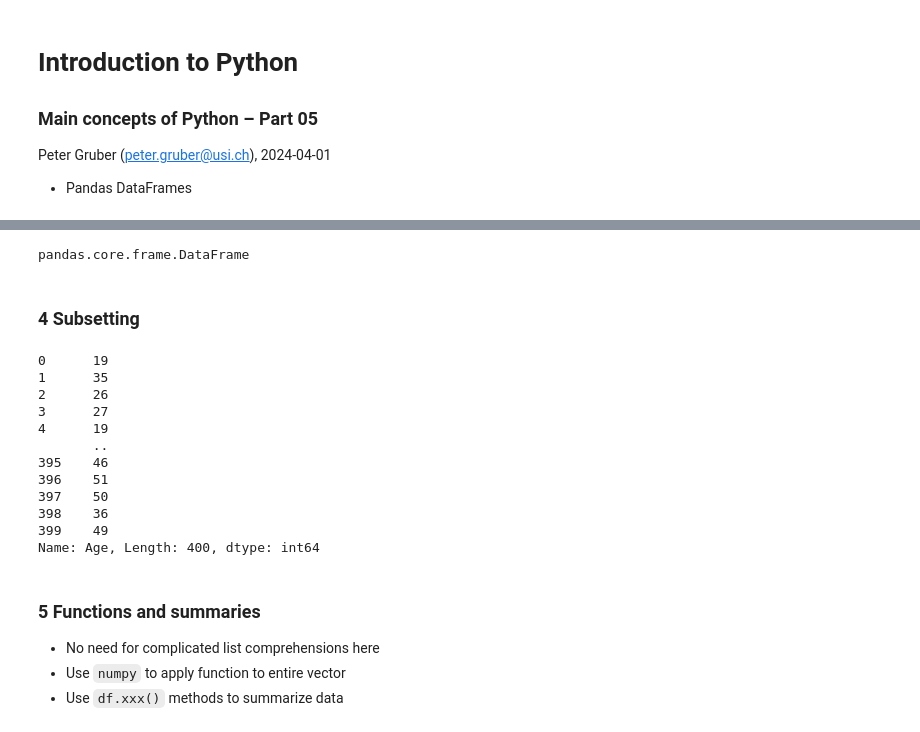
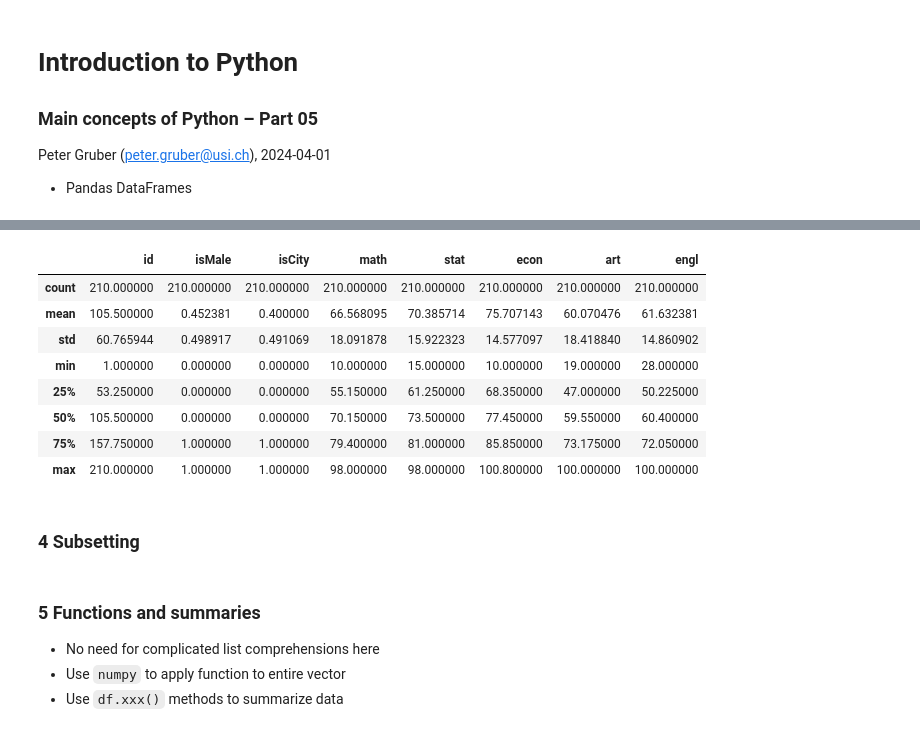
Before and after one commit to peterhgruber/python-intro-colab, a Jupyter notebook: 05Python_Dataframes.ipynb, the cells around one changed output, grey strips where cells are left out. Saved outputs shown, nothing was run; the diff lists cells and outputs as text; code cells hidden in the pictures.

```diff
--- a/05Python_Dataframes.ipynb
+++ b/05Python_Dataframes.ipynb
@@ -71,24 +97,20 @@ df.tail(3)
 # %%
-type(df)
+# Descriptive statistical summary
+student.describe()
 # %% [output]
-pandas.core.frame.DataFrame
+|  | id | isMale | isCity | math | stat | econ | art | engl |
+| count | 210.000000 | 210.000000 | 210.000000 | 210.000000 | 210.000000 | 210.000000 | 210.000000 | 210.000000 |
+| mean | 105.500000 | 0.452381 | 0.400000 | 66.568095 | 70.385714 | 75.707143 | 60.070476 | 61.632381 |
+| std | 60.765944 | 0.498917 | 0.491069 | 18.091878 | 15.922323 | 14.577097 | 18.418840 | 14.860902 |
+| min | 1.000000 | 0.000000 | 0.000000 | 10.000000 | 15.000000 | 10.000000 | 19.000000 | 28.000000 |
+| 25% | 53.250000 | 0.000000 | 0.000000 | 55.150000 | 61.250000 | 68.350000 | 47.000000 | 50.225000 |
+| 50% | 105.500000 | 0.000000 | 0.000000 | 70.150000 | 73.500000 | 77.450000 | 59.550000 | 60.400000 |
+| 75% | 157.750000 | 1.000000 | 1.000000 | 79.400000 | 81.000000 | 85.850000 | 73.175000 | 72.050000 |
+| max | 210.000000 | 1.000000 | 1.000000 | 98.000000 | 98.000000 | 100.800000 | 100.000000 | 100.000000 |
 # %% [markdown]
 ### 4 Subsetting
 # %%
 # Select a column by name
-df['Age']
+student['Age']
-# %% [output]
-0      19
-1      35
-2      26
-3      27
-4      19
-       ..
-395    46
-396    51
-397    50
-398    36
-399    49
-Name: Age, Length: 400, dtype: int64
 # %%
 # *Select a column by index (rarely used)
```
Also changed, not shown: parts of 49 cells of this notebook.
